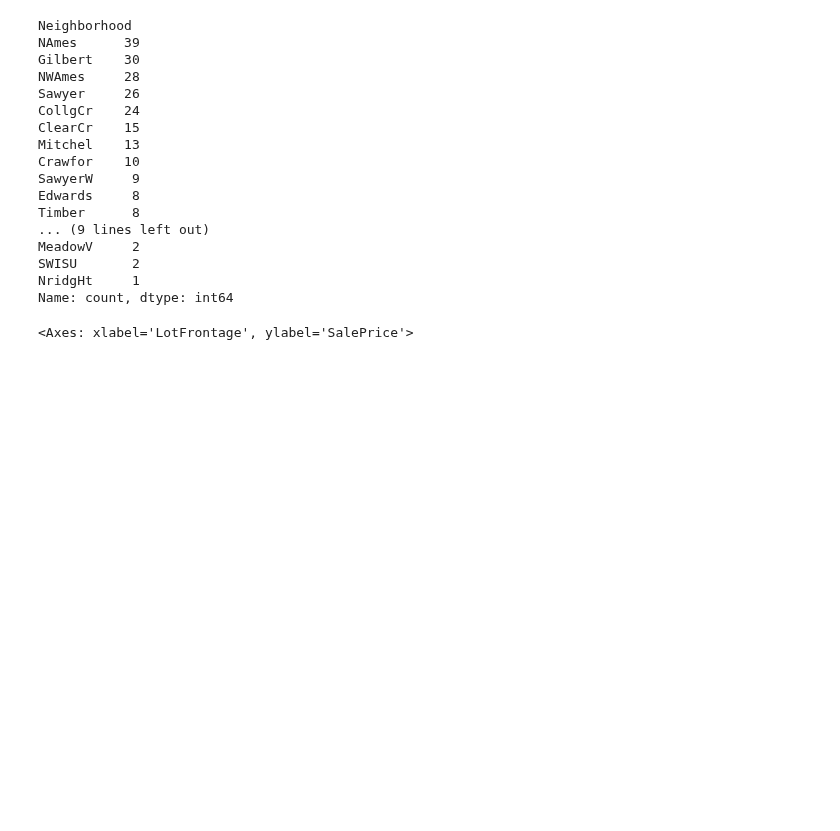
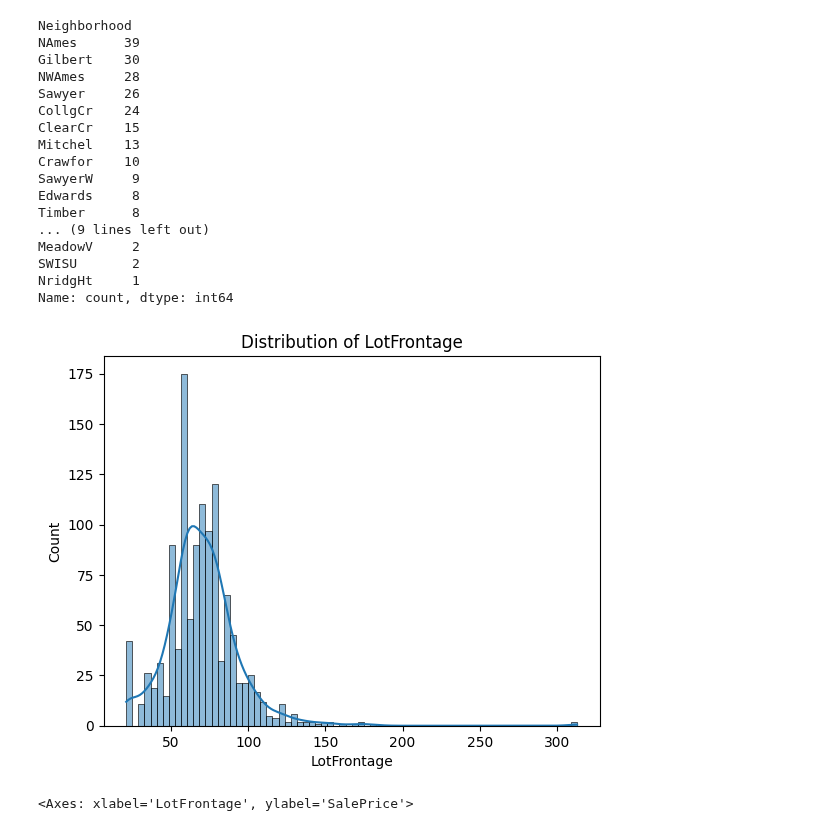
Before and after one commit to akhyear/house_price_prediction, a Jupyter notebook: train_code.ipynb, the cells around one changed output. Drawn from its saved outputs; the diff is of its cells as text; code cells hidden in the pictures; blank space fills up the shorter version.

```diff
--- a/train_code.ipynb
+++ b/train_code.ipynb
@@ -269,6 +269,15 @@ MeadowV     2
 SWISU       2
 NridgHt     1
 Name: count, dtype: int64
+# %%
+sns.histplot(df['LotFrontage'], kde=True)
+plt.title('Distribution of LotFrontage')
+plt.show()
+
+# data is not normally distributed, it is skewed to the left.
+# so we can use median to fill the missing values.
+# %% [output]
+[figure, added]
 # %%
 # Step 3: Visualize Relationship with Target Variable
 sns.scatterplot(data=df, x='LotFrontage', y='SalePrice')
```
Also changed, not shown: parts of 4 cells of this notebook.
